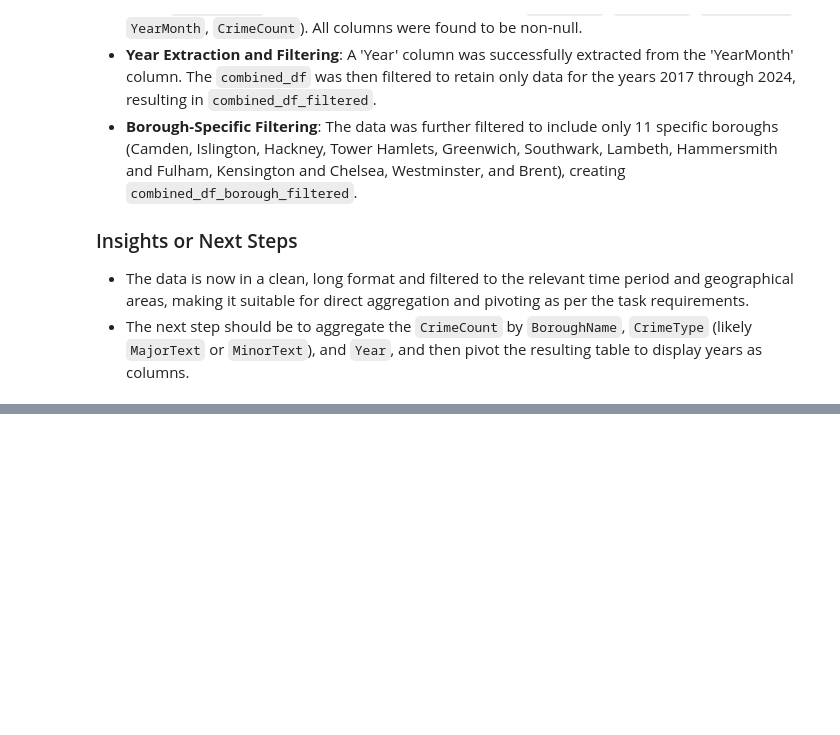
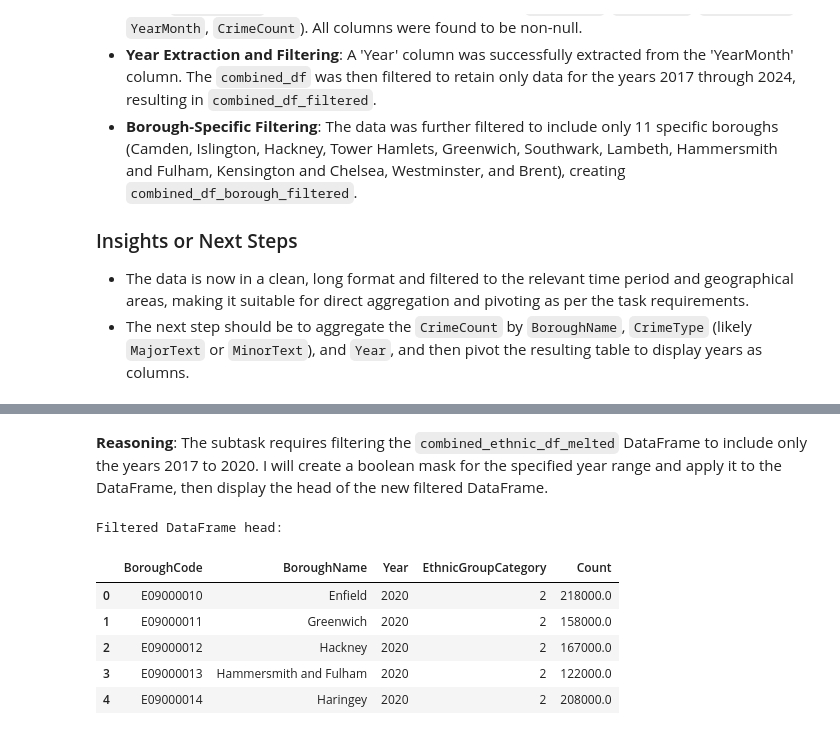
Before and after one commit to greypen2006/biophilic-design, a Jupyter notebook: Clean.ipynb, the cells around one changed output, grey strips where cells are left out. Saved outputs shown, nothing was run; the diff lists cells and outputs as text; code cells hidden in the pictures; blank space fills up the shorter version.

```diff
--- a/Clean.ipynb
+++ b/Clean.ipynb
@@ -349,0 +400,10 @@ Aggregate the crime counts by borough, crime type, and year, and then pivot the
+# %%
+import pandas as pd
+
+excel_file = pd.ExcelFile('ethnic-groups-by-borough(1).xls', engine='xlrd')
+sheet_names = excel_file.sheet_names
+
+relevant_years = [str(year) for year in range(2017, 2021)]
+relevant_sheets = [sheet for sheet in sheet_names if any(year in sheet for year in relevant_years)]
+
+print("Relevant Sheet Names:", relevant_sheets)
@@ -349,0 +415,16 @@ Aggregate the crime counts by borough, crime type, and year, and then pivot the
+# %%
+all_ethnic_dfs = []
+for sheet_name in relevant_sheets:
+    # Load the sheet, skipping the first 17 rows as they contain metadata
+    df_year = excel_file.parse(sheet_name, skiprows=17)
+    # Add a 'Year' column based on the sheet name
+    df_year['Year'] = int(sheet_name) # Convert sheet name (year string) to int
+    all_ethnic_dfs.append(df_year)
+
+# Concatenate all yearly DataFrames into one
+combined_ethnic_df = pd.concat(all_ethnic_dfs, ignore_index=True)
+
+print("Combined ethnic DataFrame head:")
+print(combined_ethnic_df.head())
+print("\nCombined ethnic DataFrame info:")
+combined_ethnic_df.info()
@@ -349,0 +926,18 @@ Aggregate the crime counts by borough, crime type, and year, and then pivot the
+# %% [markdown]
+**Reasoning**:
+The subtask requires filtering the `combined_ethnic_df_melted` DataFrame to include only the years 2017 to 2020. I will create a boolean mask for the specified year range and apply it to the DataFrame, then display the head of the new filtered DataFrame.
+# %%
+ethnic_df_filtered_years = combined_ethnic_df_melted[
+    (combined_ethnic_df_melted['Year'] >= 2017) &
+    (combined_ethnic_df_melted['Year'] <= 2020)
+]
+print("Filtered DataFrame head:")
+ethnic_df_filtered_years.head()
+# %% [output]
+Filtered DataFrame head:
+|  | BoroughCode | BoroughName | Year | EthnicGroupCategory | Count |
+| 0 | E09000010 | Enfield | 2020 | 2 | 218000.0 |
+| 1 | E09000011 | Greenwich | 2020 | 2 | 158000.0 |
+| 2 | E09000012 | Hackney | 2020 | 2 | 167000.0 |
+| 3 | E09000013 | Hammersmith and Fulham | 2020 | 2 | 122000.0 |
+| 4 | E09000014 | Haringey | 2020 | 2 | 208000.0 |
```
Also changed, not shown: parts of 73 cells of this notebook.
